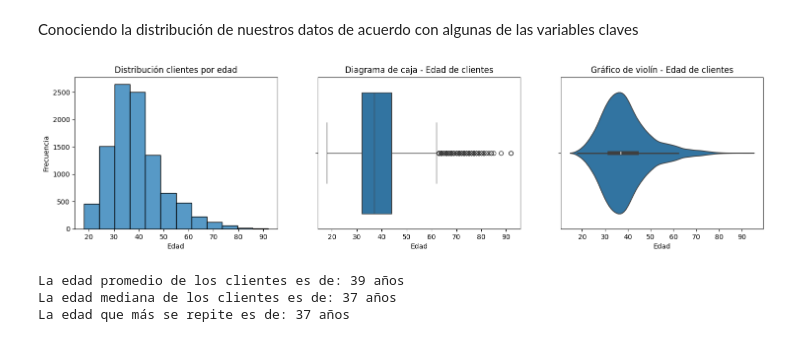
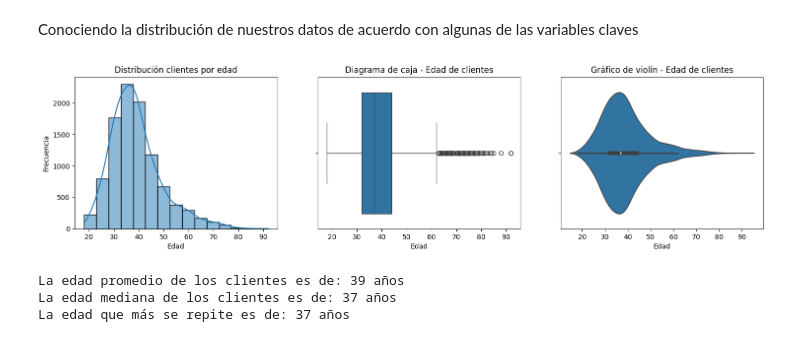
Before and after one commit to julianfvazquez/CH-DS-I, a Jupyter notebook: ProyectoDS_ParteI_Vazquez.ipynb, the cells around one changed output. Cells and saved outputs as stored; diff of their text form; code cells hidden in the pictures.

```diff
--- a/ProyectoDS_ParteI_Vazquez.ipynb
+++ b/ProyectoDS_ParteI_Vazquez.ipynb
@@ -164,24 +164,24 @@ Conociendo la distribución de nuestros datos de acuerdo con algunas de las vari
 # %%
 fig, ax = plt.subplots(1,3, figsize=(18,4))
 
-ax01 = sns.histplot(dataset_copy.Age, bins=12, ax=ax[0])
+ax01 = sns.histplot(dataset_copy.Age, bins=15, kde=True, ax=ax[0])
 ax02 = sns.boxplot(dataset_copy, x='Age', ax=ax[1])
 ax03 = sns.violinplot(dataset_copy, x='Age', ax=ax[2])
 
 
 ax01.set_title('Distribución clientes por edad')
 ax01.set_xlabel('Edad')
 ax01.set_ylabel('Frecuencia')
 
 ax02.set_title('Diagrama de caja - Edad de clientes')
 ax02.set_xlabel('Edad')
 
 ax03.set_title('Gráfico de violín - Edad de clientes')
 ax03.set_xlabel('Edad')
 
 plt.show()
 # %% [output]
-[figure, old version]
+[figure, new version]
 # %%
 edad_media = round(dataset_copy.Age.mean())
 edad_mediana = round(dataset_copy.Age.median())
```
Also changed, not shown: parts of 10 cells of this notebook.
